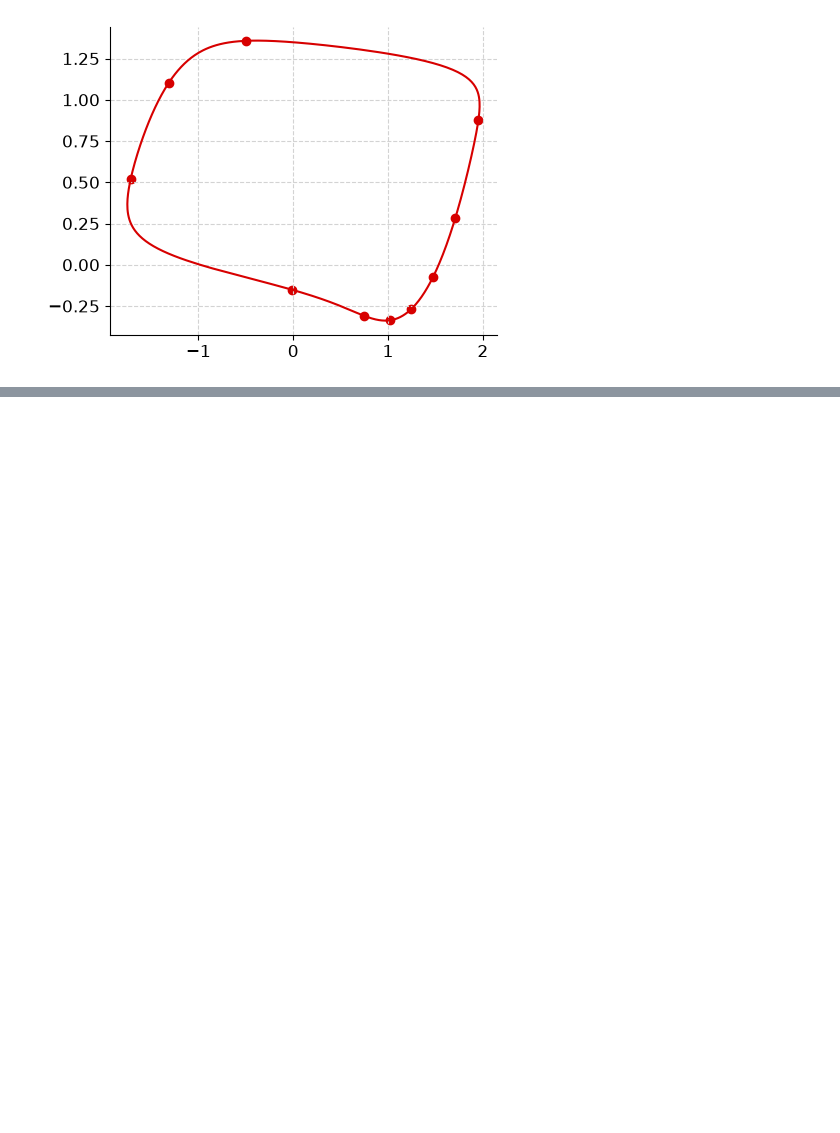
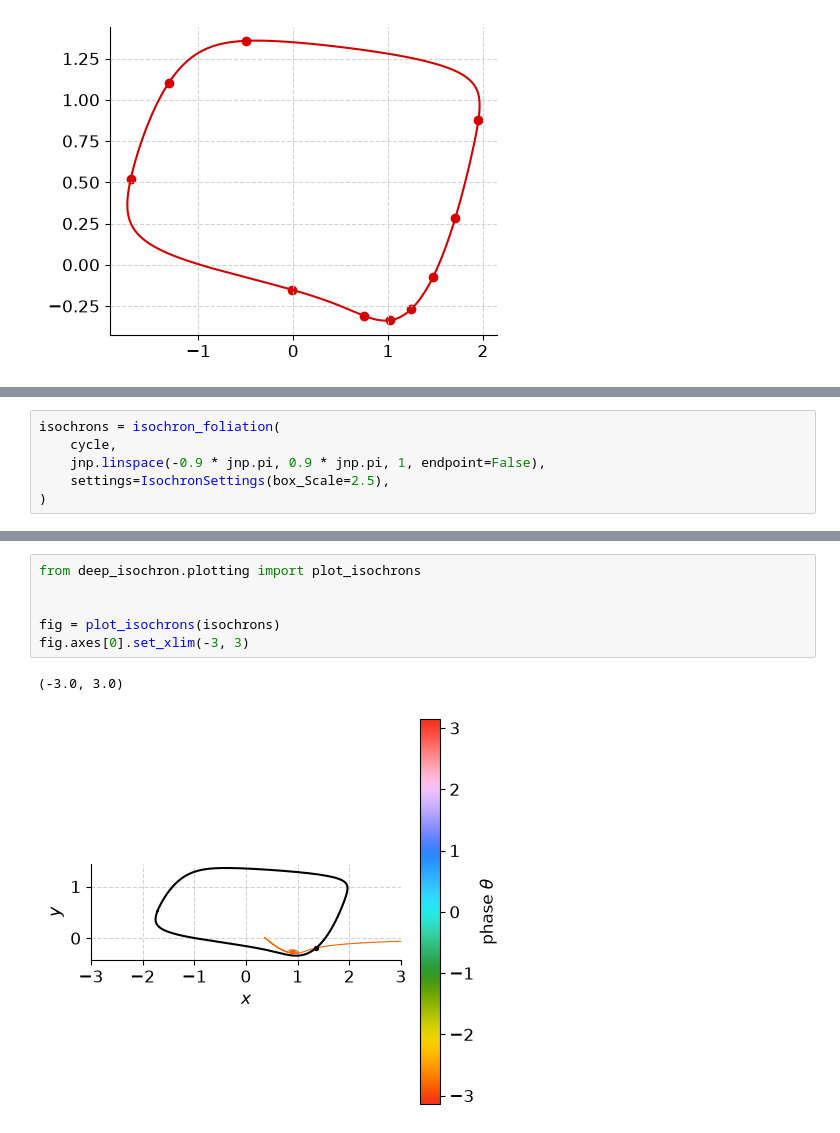
Before and after one commit to Jhko725/deep_isochron, a Jupyter notebook: prototype_analysis.ipynb, the cells around one changed output, grey strips where cells are left out. Drawn from its saved outputs; the diff is of its cells as text; blank space fills up the shorter version.

Commit message:
Tried running ishchron_foliation in jupyter notebook

```diff
--- a/prototype_analysis.ipynb
+++ b/prototype_analysis.ipynb
@@ -44 +49,7 @@ monodromy [1.00000000e+00 1.69064762e-12] [ 5.46467805e-11 -2.41415950e+00] 6.13
 liouville [1.00000000e+00 1.69059036e-12] [ 0.         -2.41416251] None None
+# %%
+isochrons = isochron_foliation(
+    cycle,
+    jnp.linspace(-0.9 * jnp.pi, 0.9 * jnp.pi, 1, endpoint=False),
+    settings=IsochronSettings(box_Scale=2.5),
+)
@@ -44,0 +76,9 @@ liouville [1.00000000e+00 1.69059036e-12] [ 0.         -2.41416251] None None
+# %%
+from deep_isochron.plotting import plot_isochrons
+
+
+fig = plot_isochrons(isochrons)
+fig.axes[0].set_xlim(-3, 3)
+# %% [output]
+(-3.0, 3.0)
+[figure, added]
```
Also changed, not shown: parts of 3 cells of this notebook, 1 other file.
